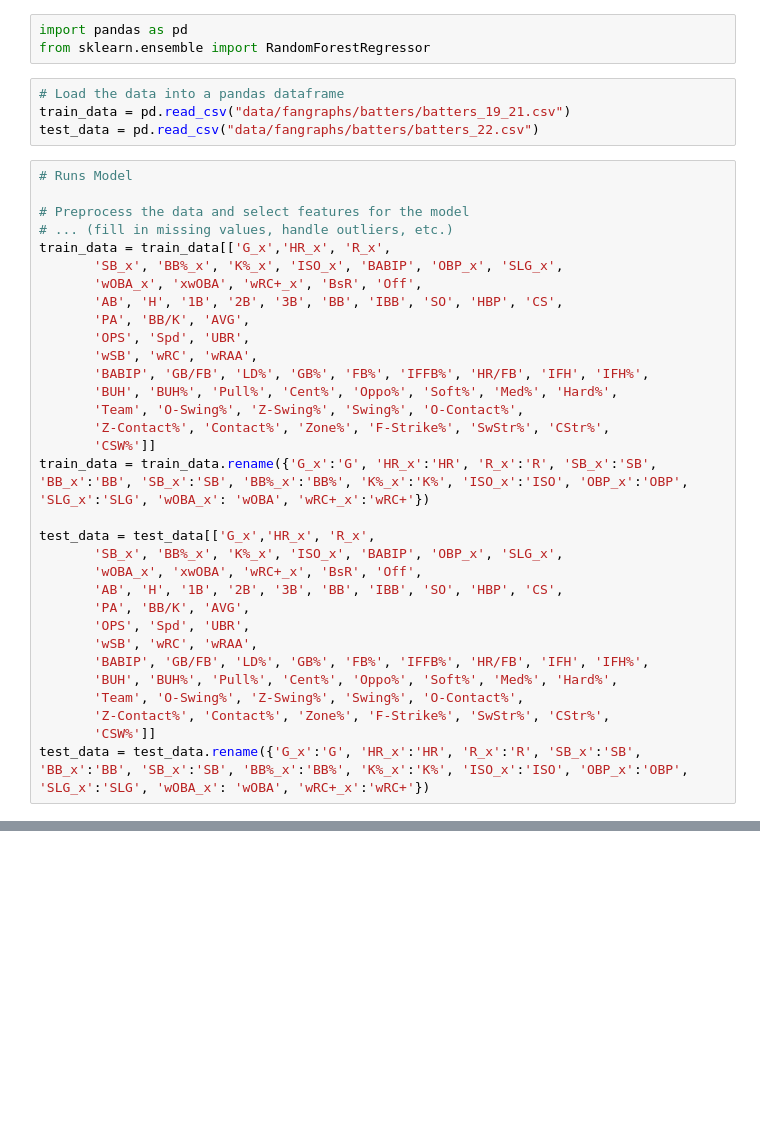
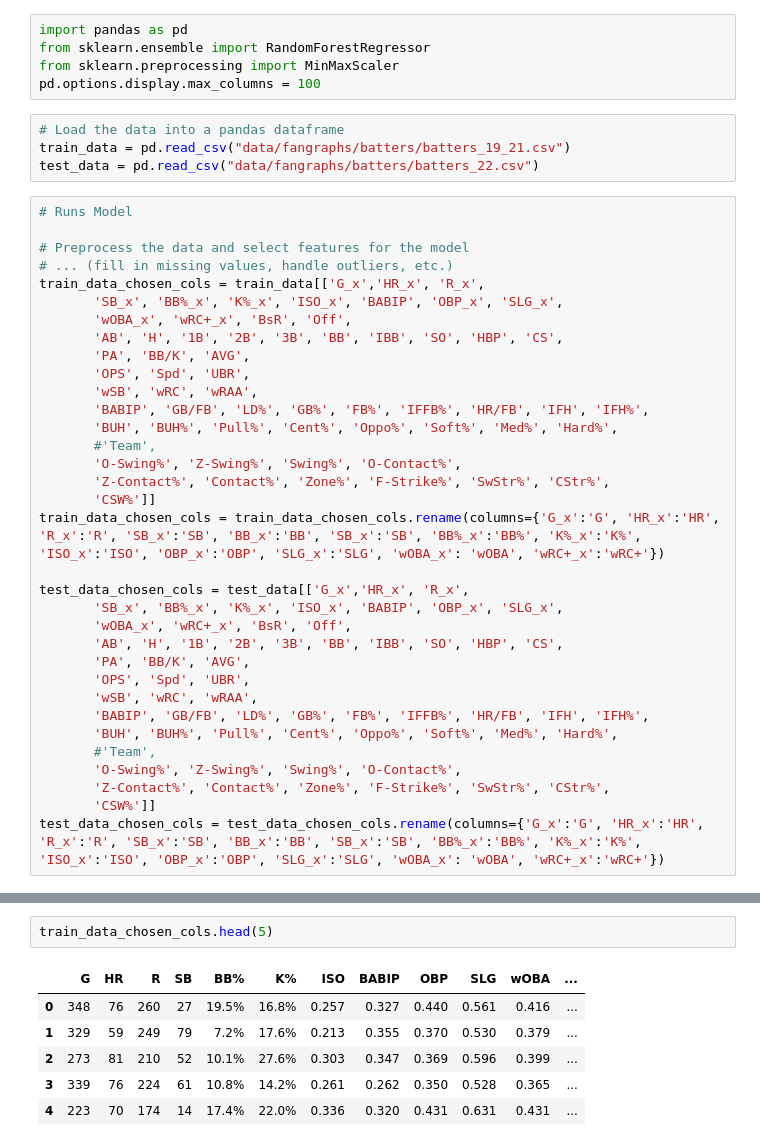
Before and after one commit to mattgilgo/Fantasy_Baseball, a Jupyter notebook: batter_models.ipynb, the cells around one changed output, grey strips where cells are left out. Saved outputs shown, nothing was run; the diff lists cells and outputs as text; blank space fills up the shorter version.

```diff
--- a/batter_models.ipynb
+++ b/batter_models.ipynb
@@ -1,6 +1,8 @@
 # %%
 import pandas as pd
 from sklearn.ensemble import RandomForestRegressor
+from sklearn.preprocessing import MinMaxScaler
+pd.options.display.max_columns = 100
 # %%
 # Load the data into a pandas dataframe
 train_data = pd.read_csv("data/fangraphs/batters/batters_19_21.csv")
@@ -10,30 +12,32 @@ test_data = pd.read_csv("data/fangraphs/batters/batters_22.csv")
 
 # Preprocess the data and select features for the model
 # ... (fill in missing values, handle outliers, etc.)
-train_data = train_data[['G_x','HR_x', 'R_x',
+train_data_chosen_cols = train_data[['G_x','HR_x', 'R_x',
        'SB_x', 'BB%_x', 'K%_x', 'ISO_x', 'BABIP', 'OBP_x', 'SLG_x',
-       'wOBA_x', 'xwOBA', 'wRC+_x', 'BsR', 'Off',
+       'wOBA_x', 'wRC+_x', 'BsR', 'Off',
        'AB', 'H', '1B', '2B', '3B', 'BB', 'IBB', 'SO', 'HBP', 'CS',
        'PA', 'BB/K', 'AVG',
        'OPS', 'Spd', 'UBR',
        'wSB', 'wRC', 'wRAA',
        'BABIP', 'GB/FB', 'LD%', 'GB%', 'FB%', 'IFFB%', 'HR/FB', 'IFH', 'IFH%',
        'BUH', 'BUH%', 'Pull%', 'Cent%', 'Oppo%', 'Soft%', 'Med%', 'Hard%',
-       'Team', 'O-Swing%', 'Z-Swing%', 'Swing%', 'O-Contact%',
+       #'Team',
+       'O-Swing%', 'Z-Swing%', 'Swing%', 'O-Contact%',
        'Z-Contact%', 'Contact%', 'Zone%', 'F-Strike%', 'SwStr%', 'CStr%',
        'CSW%']]
-train_data = train_data.rename({'G_x':'G', 'HR_x':'HR', 'R_x':'R', 'SB_x':'SB', 'BB_x':'BB', 'SB_x':'SB', 'BB%_x':'BB%', 'K%_x':'K%', 'ISO_x':'ISO', 'OBP_x':'OBP', 'SLG_x':'SLG', 'wOBA_x': 'wOBA', 'wRC+_x':'wRC+'})
+train_data_chosen_cols = train_data_chosen_cols.rename(columns={'G_x':'G', 'HR_x':'HR', 'R_x':'R', 'SB_x':'SB', 'BB_x':'BB', 'SB_x':'SB', 'BB%_x':'BB%', 'K%_x':'K%', 'ISO_x':'ISO', 'OBP_x':'OBP', 'SLG_x':'SLG', 'wOBA_x': 'wOBA', 'wRC+_x':'wRC+'})
 
-test_data = test_data[['G_x','HR_x', 'R_x',
+test_data_chosen_cols = test_data[['G_x','HR_x', 'R_x',
        'SB_x', 'BB%_x', 'K%_x', 'ISO_x', 'BABIP', 'OBP_x', 'SLG_x',
-       'wOBA_x', 'xwOBA', 'wRC+_x', 'BsR', 'Off',
+       'wOBA_x', 'wRC+_x', 'BsR', 'Off',
        'AB', 'H', '1B', '2B', '3B', 'BB', 'IBB', 'SO', 'HBP', 'CS',
        'PA', 'BB/K', 'AVG',
        'OPS', 'Spd', 'UBR',
        'wSB', 'wRC', 'wRAA',
        'BABIP', 'GB/FB', 'LD%', 'GB%', 'FB%', 'IFFB%', 'HR/FB', 'IFH', 'IFH%',
        'BUH', 'BUH%', 'Pull%', 'Cent%', 'Oppo%', 'Soft%', 'Med%', 'Hard%',
-       'Team', 'O-Swing%', 'Z-Swing%', 'Swing%', 'O-Contact%',
+       #'Team',
+       'O-Swing%', 'Z-Swing%', 'Swing%', 'O-Contact%',
        'Z-Contact%', 'Contact%', 'Zone%', 'F-Strike%', 'SwStr%', 'CStr%',
        'CSW%']]
-test_data = test_data.rename({'G_x':'G', 'HR_x':'HR', 'R_x':'R', 'SB_x':'SB', 'BB_x':'BB', 'SB_x':'SB', 'BB%_x':'BB%', 'K%_x':'K%', 'ISO_x':'ISO', 'OBP_x':'OBP', 'SLG_x':'SLG', 'wOBA_x': 'wOBA', 'wRC+_x':'wRC+'})
+test_data_chosen_cols = test_data_chosen_cols.rename(columns={'G_x':'G', 'HR_x':'HR', 'R_x':'R', 'SB_x':'SB', 'BB_x':'BB', 'SB_x':'SB', 'BB%_x':'BB%', 'K%_x':'K%', 'ISO_x':'ISO', 'OBP_x':'OBP', 'SLG_x':'SLG', 'wOBA_x': 'wOBA', 'wRC+_x':'wRC+'})
@@ -39,0 +55,9 @@ test_data = test_data.rename({'G_x':'G', 'HR_x':'HR', 'R_x':'R', 'SB_x':'SB', 'B
+# %%
+train_data_chosen_cols.head(5)
+# %% [output]
+|  | G | HR | R | SB | BB% | K% | ISO | BABIP | OBP | SLG | wOBA | ... |
+| 0 | 348 | 76 | 260 | 27 | 19.5% | 16.8% | 0.257 | 0.327 | 0.440 | 0.561 | 0.416 | ... |
+| 1 | 329 | 59 | 249 | 79 | 7.2% | 17.6% | 0.213 | 0.355 | 0.370 | 0.530 | 0.379 | ... |
+| 2 | 273 | 81 | 210 | 52 | 10.1% | 27.6% | 0.303 | 0.347 | 0.369 | 0.596 | 0.399 | ... |
+| 3 | 339 | 76 | 224 | 61 | 10.8% | 14.2% | 0.261 | 0.262 | 0.350 | 0.528 | 0.365 | ... |
+| 4 | 223 | 70 | 174 | 14 | 17.4% | 22.0% | 0.336 | 0.320 | 0.431 | 0.631 | 0.431 | ... |
```
Also changed, not shown: parts of 5 cells of this notebook.
